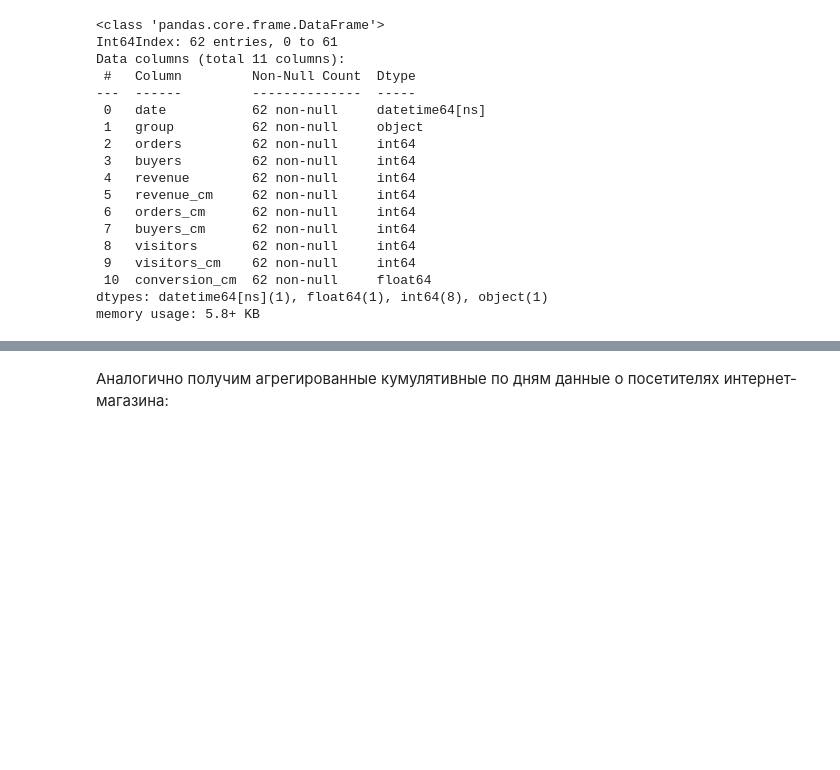
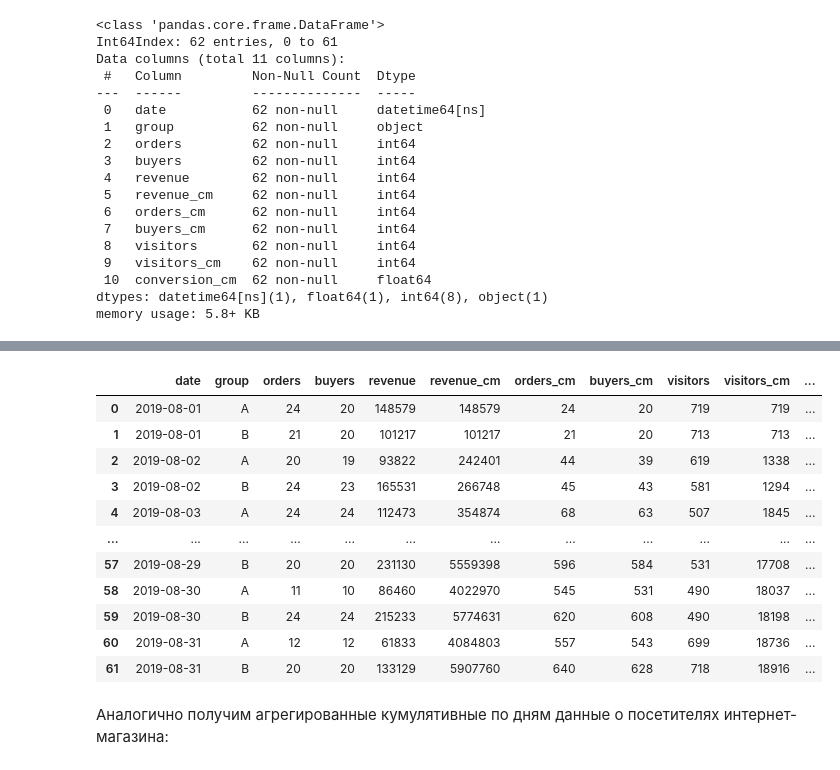
Before and after one commit to ikazman/practicum_da_projects, a Jupyter notebook: ab_testing/playground.ipynb, the cells around one changed output, grey strips where cells are left out. Drawn from its saved outputs; the diff is of its cells as text; code cells hidden in the pictures; blank space fills up the shorter version.

```diff
--- a/ab_testing/playground.ipynb
+++ b/ab_testing/playground.ipynb
@@ -78,3 +114,18 @@ df
+# %%
+cumulated
+# %% [output]
+|  | date | group | orders | buyers | revenue | revenue_cm | orders_cm | buyers_cm | visitors | visitors_cm | ... |
+| 0 | 2019-08-01 | A | 24 | 20 | 148579 | 148579 | 24 | 20 | 719 | 719 | ... |
+| 1 | 2019-08-01 | B | 21 | 20 | 101217 | 101217 | 21 | 20 | 713 | 713 | ... |
+| 2 | 2019-08-02 | A | 20 | 19 | 93822 | 242401 | 44 | 39 | 619 | 1338 | ... |
+| 3 | 2019-08-02 | B | 24 | 23 | 165531 | 266748 | 45 | 43 | 581 | 1294 | ... |
+| 4 | 2019-08-03 | A | 24 | 24 | 112473 | 354874 | 68 | 63 | 507 | 1845 | ... |
+| ... | ... | ... | ... | ... | ... | ... | ... | ... | ... | ... | ... |
+| 57 | 2019-08-29 | B | 20 | 20 | 231130 | 5559398 | 596 | 584 | 531 | 17708 | ... |
+| 58 | 2019-08-30 | A | 11 | 10 | 86460 | 4022970 | 545 | 531 | 490 | 18037 | ... |
+| 59 | 2019-08-30 | B | 24 | 24 | 215233 | 5774631 | 620 | 608 | 490 | 18198 | ... |
+| 60 | 2019-08-31 | A | 12 | 12 | 61833 | 4084803 | 557 | 543 | 699 | 18736 | ... |
+| 61 | 2019-08-31 | B | 20 | 20 | 133129 | 5907760 | 640 | 628 | 718 | 18916 | ... |
 # %%
 visitors_a = visitors.query('group == "A"').groupby(['date'], as_index=False).agg({'date' : 'max',
                                                                      'group' : 'max',
```
Also changed, not shown: parts of 7 cells of this notebook, 3 other files.
